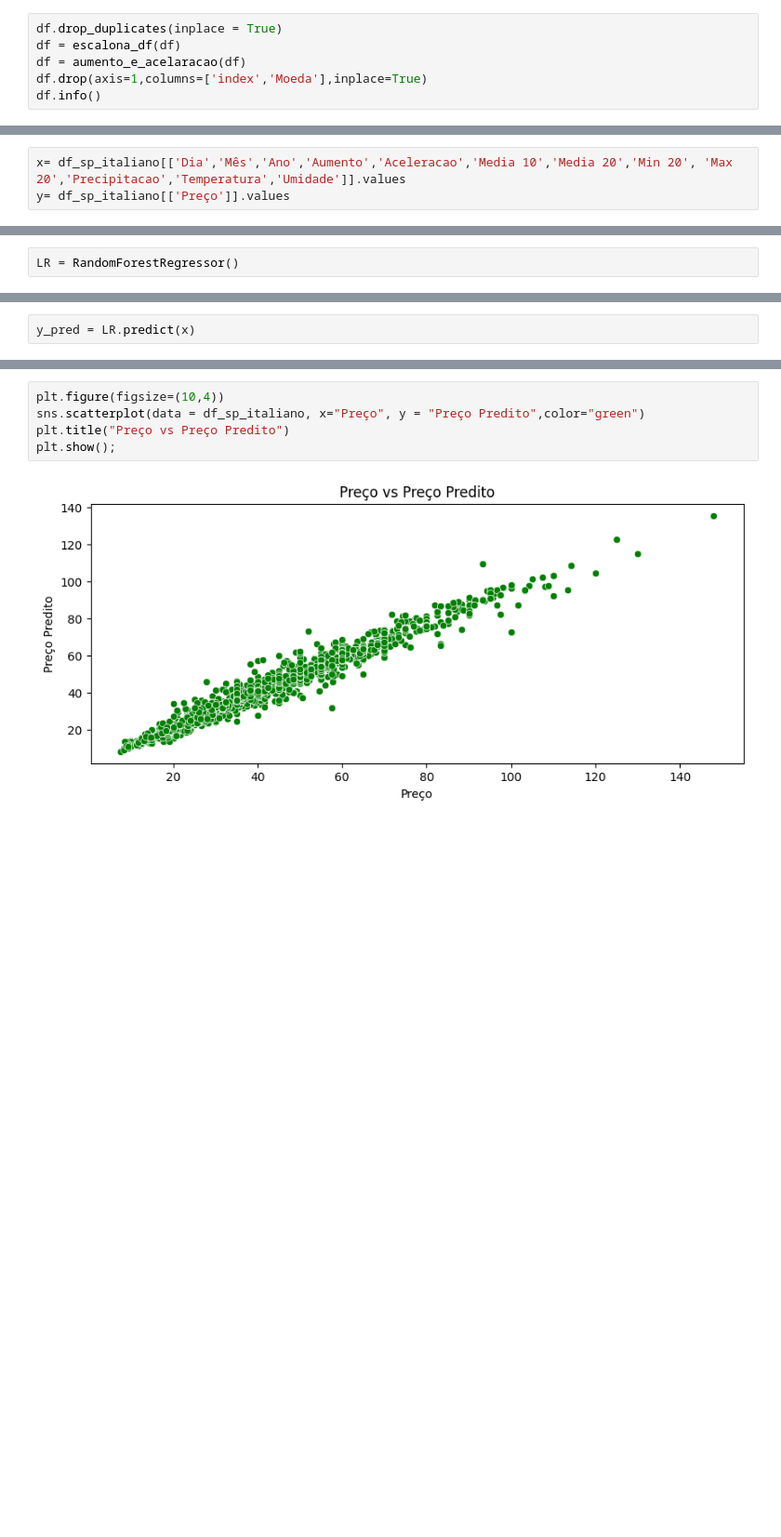
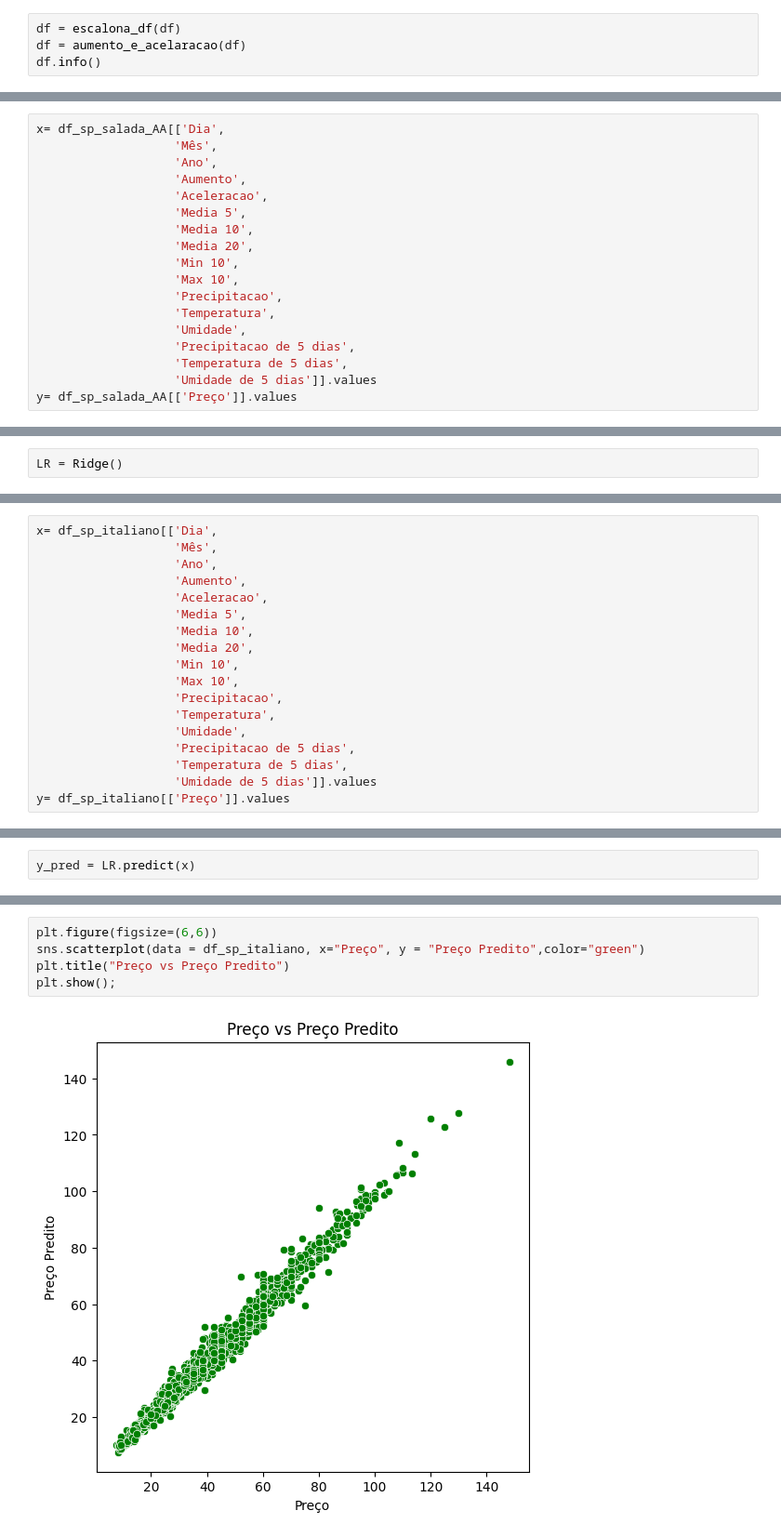
Before and after one commit to Arilson-X/C318-tomato-price-forecast, a Jupyter notebook: Apresentação_C318.ipynb, the cells around one changed output, grey strips where cells are left out. Shown at 93% size. Drawn from its saved outputs; the diff is of its cells as text; blank space fills up the shorter version.

```diff
--- a/Apresentação_C318.ipynb
+++ b/Apresentação_C318.ipynb
@@ -129,10 +129,8 @@ def aumento_e_acelaracao(df):
             df_tratado = pd.concat([df_tratado,dataframe],ignore_index=True)
     return df_tratado
 # %%
-df.drop_duplicates(inplace = True)
 df = escalona_df(df)
 df = aumento_e_acelaracao(df)
-df.drop(axis=1,columns=['index','Moeda'],inplace=True)
 df.info()
 # %% [output]
 <class 'pandas.core.frame.DataFrame'>
@@ -343,6 +294,21 @@ plt.show()
 # %%
-x= df_sp_italiano[['Dia','Mês','Ano','Aumento','Aceleracao','Media 10','Media 20','Min 20', 'Max 20','Precipitacao','Temperatura','Umidade']].values
-y= df_sp_italiano[['Preço']].values
+x= df_sp_salada_AA[['Dia',
+                   'Mês',
+                   'Ano',
+                   'Aumento',
+                   'Aceleracao',
+                   'Media 5',
+                   'Media 10',
+                   'Media 20',
+                   'Min 10',
+                   'Max 10',
+                   'Precipitacao',
+                   'Temperatura',
+                   'Umidade',
+                   'Precipitacao de 5 dias',
+                   'Temperatura de 5 dias',
+                   'Umidade de 5 dias']].values
+y= df_sp_salada_AA[['Preço']].values
 # %%
 sc = StandardScaler()
 x = sc.fit_transform(x)
@@ -386,4 +352,4 @@ AVARAGE RMSE: 10.004572102454222
 # %%
 x_train,x_test,y_train,y_test=train_test_split(x,y,test_size=0.2,random_state=0)
 # %%
-LR = RandomForestRegressor()
+LR = Ridge()
@@ -389,0 +406,18 @@ LR = RandomForestRegressor()
+# %%
+x= df_sp_italiano[['Dia',
+                   'Mês',
+                   'Ano',
+                   'Aumento',
+                   'Aceleracao',
+                   'Media 5',
+                   'Media 10',
+                   'Media 20',
+                   'Min 10',
+                   'Max 10',
+                   'Precipitacao',
+                   'Temperatura',
+                   'Umidade',
+                   'Precipitacao de 5 dias',
+                   'Temperatura de 5 dias',
+                   'Umidade de 5 dias']].values
+y= df_sp_italiano[['Preço']].values
@@ -424,7 +503,7 @@ NameError: ignored
 # %%
-plt.figure(figsize=(10,4))
+plt.figure(figsize=(6,6))
 sns.scatterplot(data = df_sp_italiano, x="Preço", y = "Preço Predito",color="green")
 plt.title("Preço vs Preço Predito")
 plt.show();
 # %% [output]
-[figure, old version]
+[figure, new version]
```
Also changed, not shown: parts of 55 cells of this notebook.
